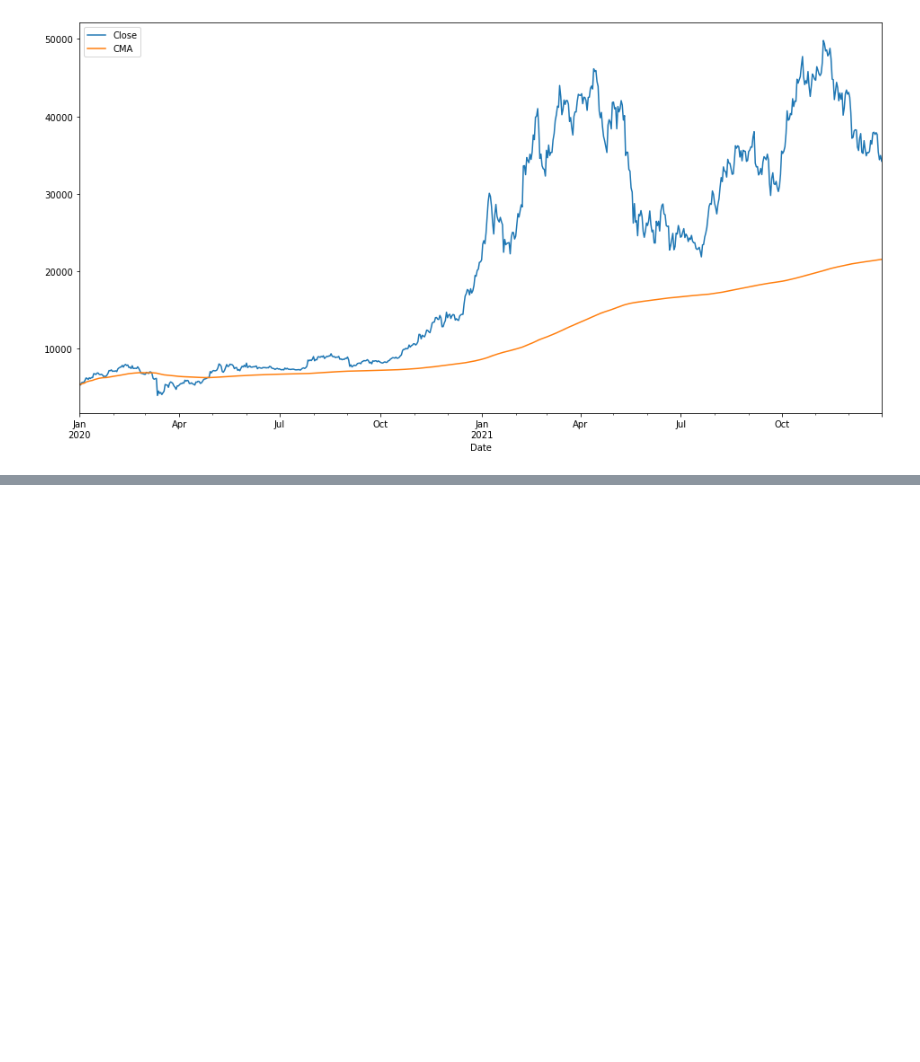
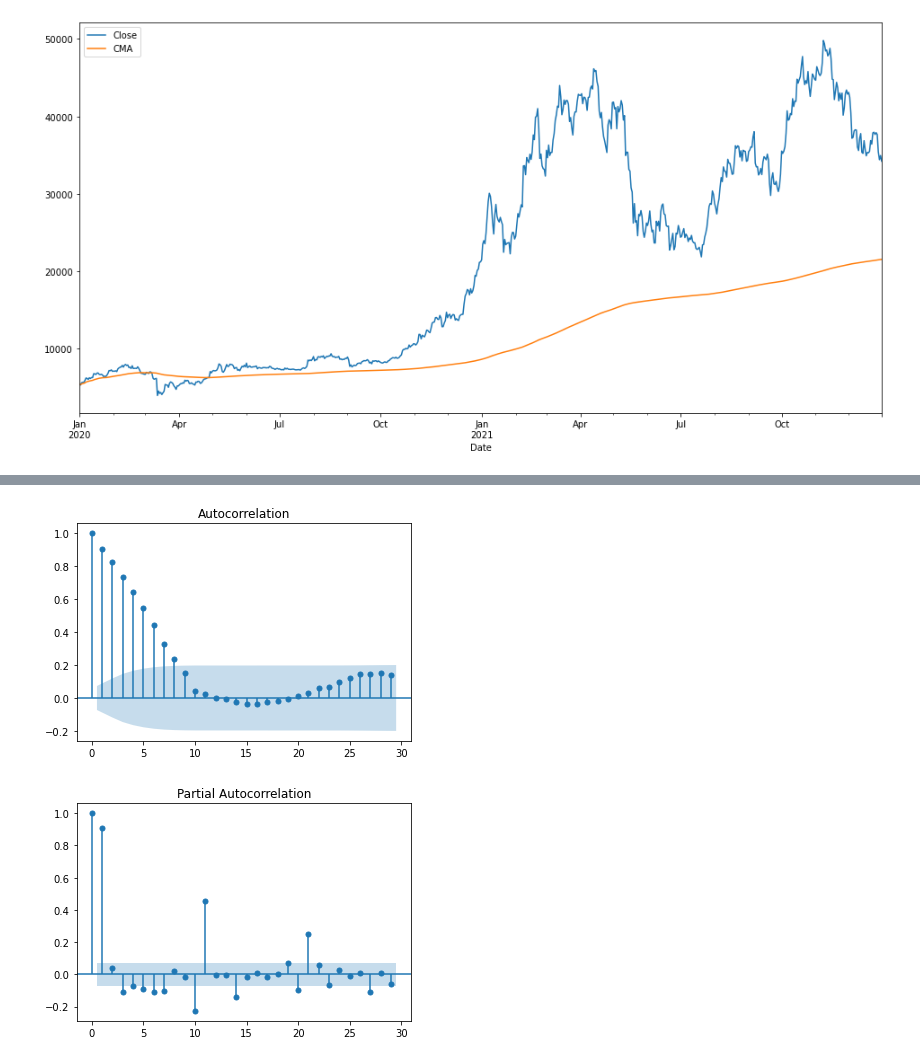
Before and after one commit to amirahsan/Time-Series-Forecasting, a Jupyter notebook: Time Series Forecasting.ipynb, the cells around one changed output, grey strips where cells are left out. Cells and saved outputs as stored; diff of their text form; code cells hidden in the pictures; blank space fills up the shorter version.

```diff
--- a/Time Series Forecasting.ipynb
+++ b/Time Series Forecasting.ipynb
@@ -85,0 +180,5 @@ btc_df[['Close','CMA']].plot(figsize=(16,8))
+# %%
+## Use Techniques Differencing
+## 12 months
+btc_final['Close 10 Difference']= btc_final['Close']-btc_final['Close'].shift(10)
+btc_final
@@ -85,0 +200,6 @@ btc_df[['Close','CMA']].plot(figsize=(16,8))
+# %%
+acf12 = plot_acf(btc_final['Close 10 Difference'].dropna())
+pacf12 = plot_pacf(btc_final['Close 10 Difference'].dropna())
+# %% [output]
+[figure, added]
+[figure, added]
```
Also changed, not shown: parts of 15 cells of this notebook.
